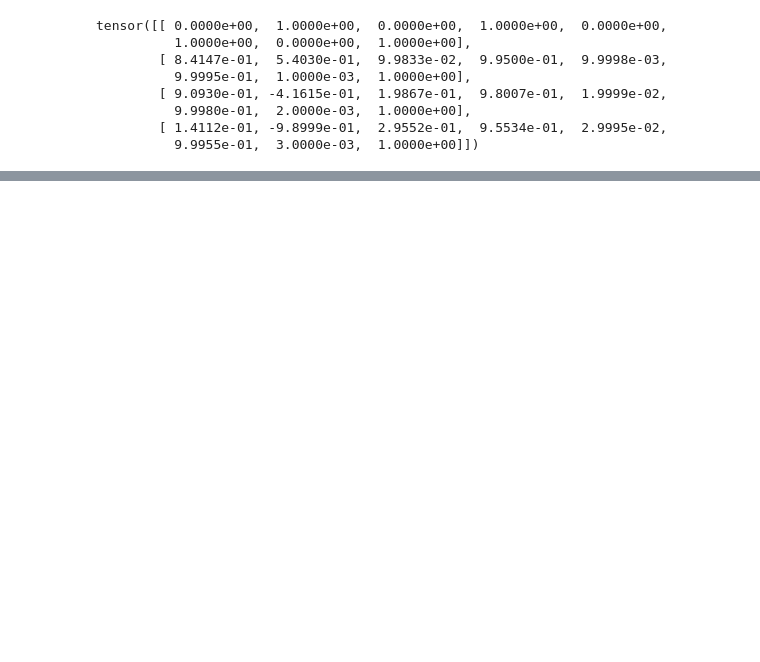
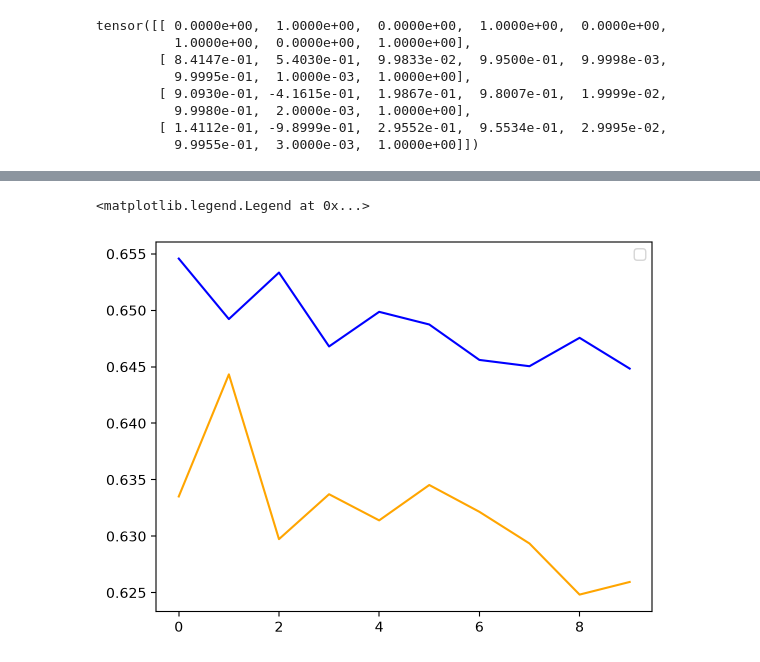
Before and after one commit to Swarland/transformer-from-scratch, a Jupyter notebook: notebooks/attention_exploration.ipynb, the cells around one changed output, grey strips where cells are left out. Drawn from its saved outputs; the diff is of its cells as text; code cells hidden in the pictures; blank space fills up the shorter version.

Commit message:
Generated synthetic data and performed initial training pass

```diff
--- a/notebooks/attention_exploration.ipynb
+++ b/notebooks/attention_exploration.ipynb
@@ -105,0 +108,11 @@ tensor([0., 1., 0., 1., 0., 1., 0., 1.])
+# %%
+criterion = torch.nn.BCEWithLogitsLoss()
+loss = criterion(logits, y)
+optimizer = torch.optim.AdamW(model.parameters(), lr=0.001)
+loss.backward()
+optimizer.step()
+print(logits.shape)
+print(y.shape)
+print(loss)
+print(model.classifier.weight.grad)
+print(model.classifier.weight.grad.shape)
@@ -105,0 +213,23 @@ tensor([0., 1., 0., 1., 0., 1., 0., 1.])
+# %%
+negatives = generate_synthetic_dna_no_motif(1000, 100, "TATAAA")
+positives = generate_synthetic_dna_with_motif(1000, 100, "TATAAA")
+sequences, labels = create_combined_dataset(negatives, positives)
+assert len(sequences) == 1000
+assert len(labels) == 1000
+assert sum(labels) == 500
+
+for seq, label in zip(sequences, labels):
+    if label == 0:
+        assert "TATAAA" not in seq
+    else:
+        assert "TATAAA" in seq
+# %%
+from sklearn.model_selection import train_test_split
+
+X_train, X_val, y_train, y_val = train_test_split(sequences, labels, test_size = 0.2, stratify = labels, random_state = 42)
+
+train_dataset = DNADataset(X_train, y_train)
+val_dataset = DNADataset(X_val, y_val)
+
+train_loader = DataLoader(train_dataset, batch_size=32, shuffle=True)
+val_loader = DataLoader(val_dataset, batch_size=32, shuffle=False)
@@ -105,0 +299,9 @@ tensor([0., 1., 0., 1., 0., 1., 0., 1.])
+# %%
+import matplotlib.pyplot as plt
+
+plt.plot(history['train_loss'], color = 'blue')
+plt.plot(history['validation_loss'], color = 'orange')
+plt.legend()
+# %% [output]
+<matplotlib.legend.Legend at 0x...>
+[figure, added]
```
Also changed, not shown: parts of 12 cells of this notebook, 5 other files.
